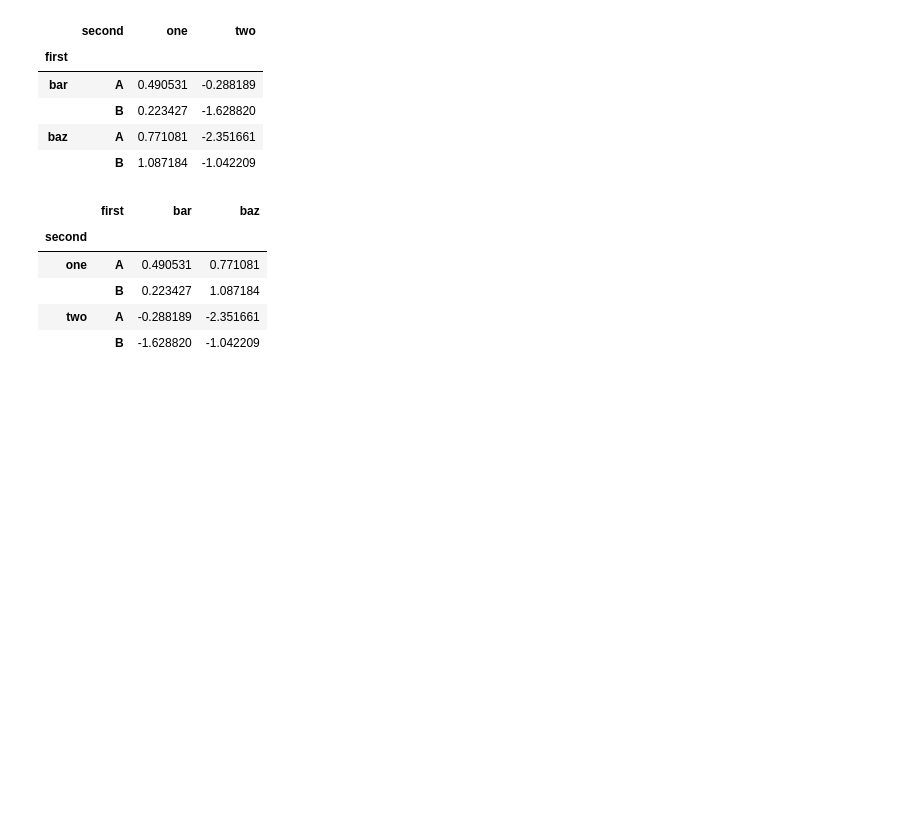
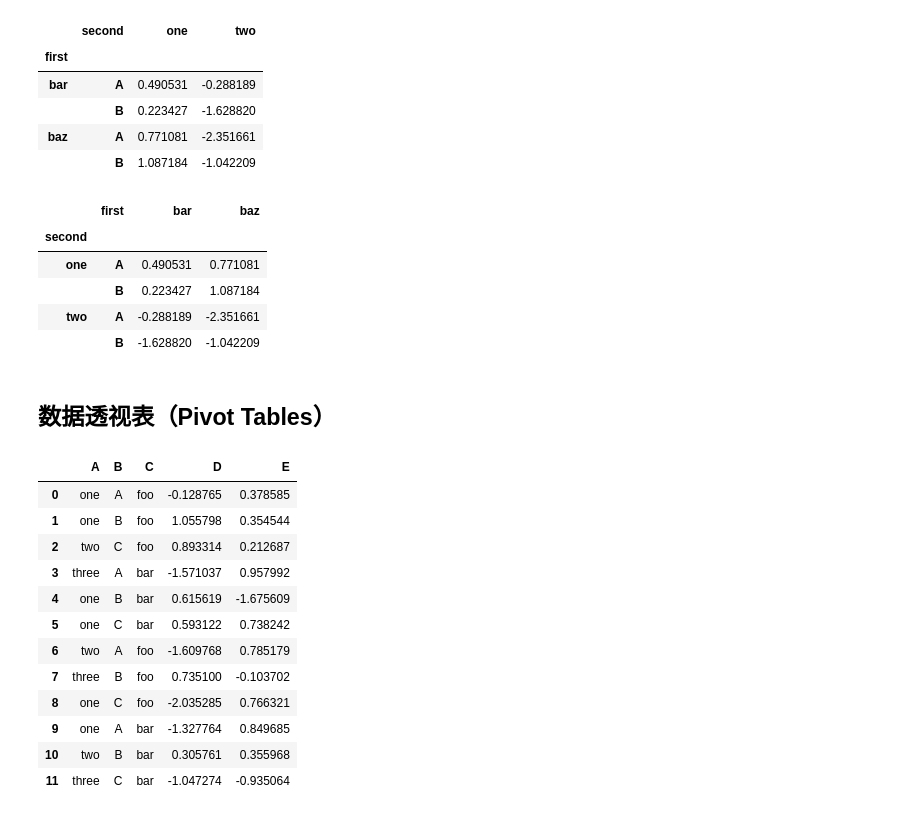
Before and after one commit to mangxiao2018/PandasSample, a Jupyter notebook: 1-入门Pandas.ipynb, the cells around one changed output. Cells and saved outputs as stored; diff of their text form; code cells hidden in the pictures; blank space fills up the shorter version.

```diff
--- a/1-入门Pandas.ipynb
+++ b/1-入门Pandas.ipynb
@@ -865,3 +865,27 @@ stacked.unstack(0)
 |  | B | 0.223427 | 1.087184 |
 | two | A | -0.288189 | -2.351661 |
 |  | B | -1.628820 | -1.042209 |
+# %% [markdown]
+## 数据透视表（Pivot Tables）
+# %%
+df = pd.DataFrame({'A': ['one', 'one', 'two', 'three'] * 3,
+                   'B': ['A', 'B', 'C'] * 4,
+                   'C': ['foo', 'foo', 'foo', 'bar', 'bar', 'bar'] * 2,
+                   'D': np.random.randn(12),
+                   'E': np.random.randn(12)})
+# %%
+df
+# %% [output]
+|  | A | B | C | D | E |
+| 0 | one | A | foo | -0.128765 | 0.378585 |
+| 1 | one | B | foo | 1.055798 | 0.354544 |
+| 2 | two | C | foo | 0.893314 | 0.212687 |
+| 3 | three | A | bar | -1.571037 | 0.957992 |
+| 4 | one | B | bar | 0.615619 | -1.675609 |
+| 5 | one | C | bar | 0.593122 | 0.738242 |
+| 6 | two | A | foo | -1.609768 | 0.785179 |
+| 7 | three | B | foo | 0.735100 | -0.103702 |
+| 8 | one | C | foo | -2.035285 | 0.766321 |
+| 9 | one | A | bar | -1.327764 | 0.849685 |
+| 10 | two | B | bar | 0.305761 | 0.355968 |
+| 11 | three | C | bar | -1.047274 | -0.935064 |
```
Also changed, not shown: parts of 27 cells of this notebook.
